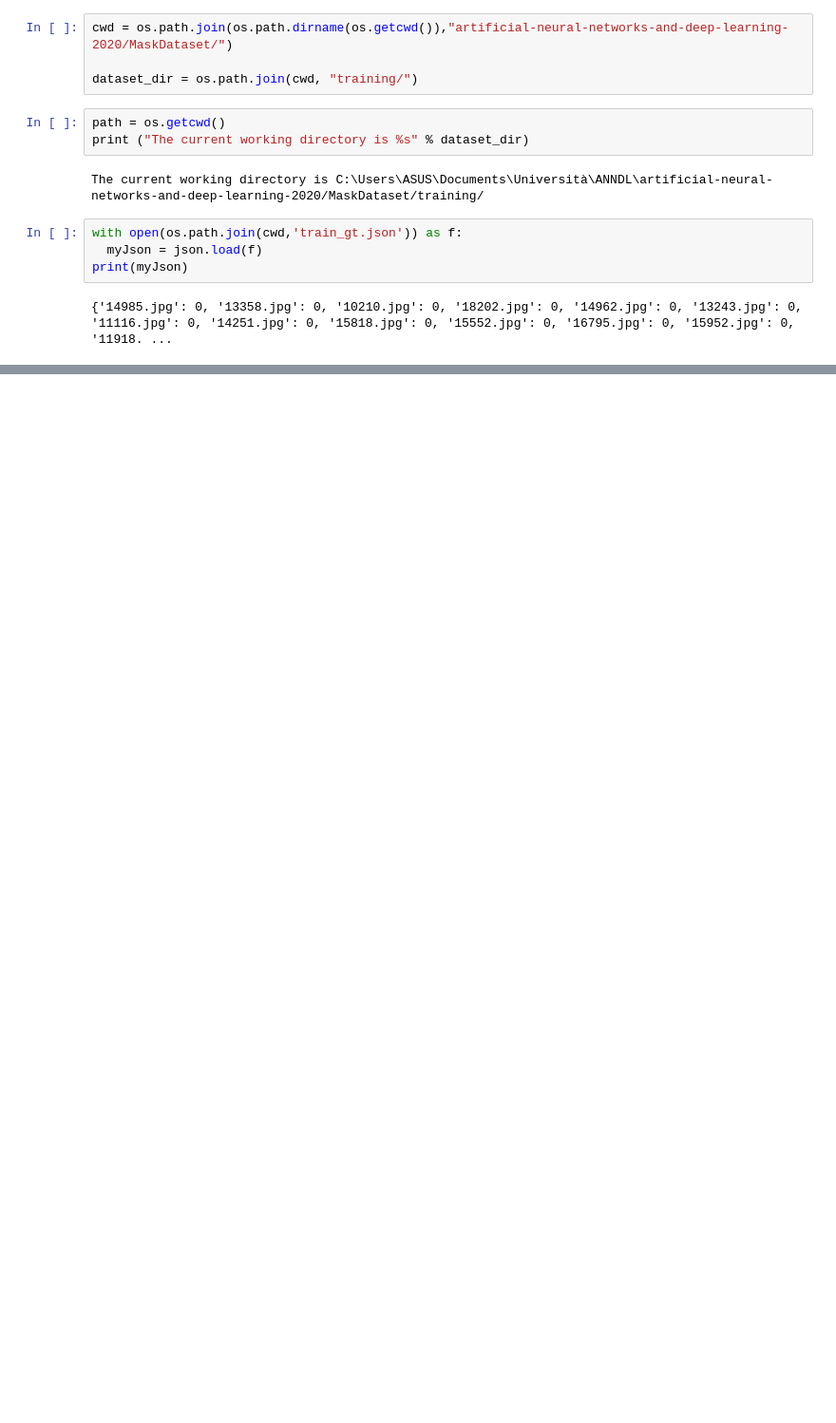
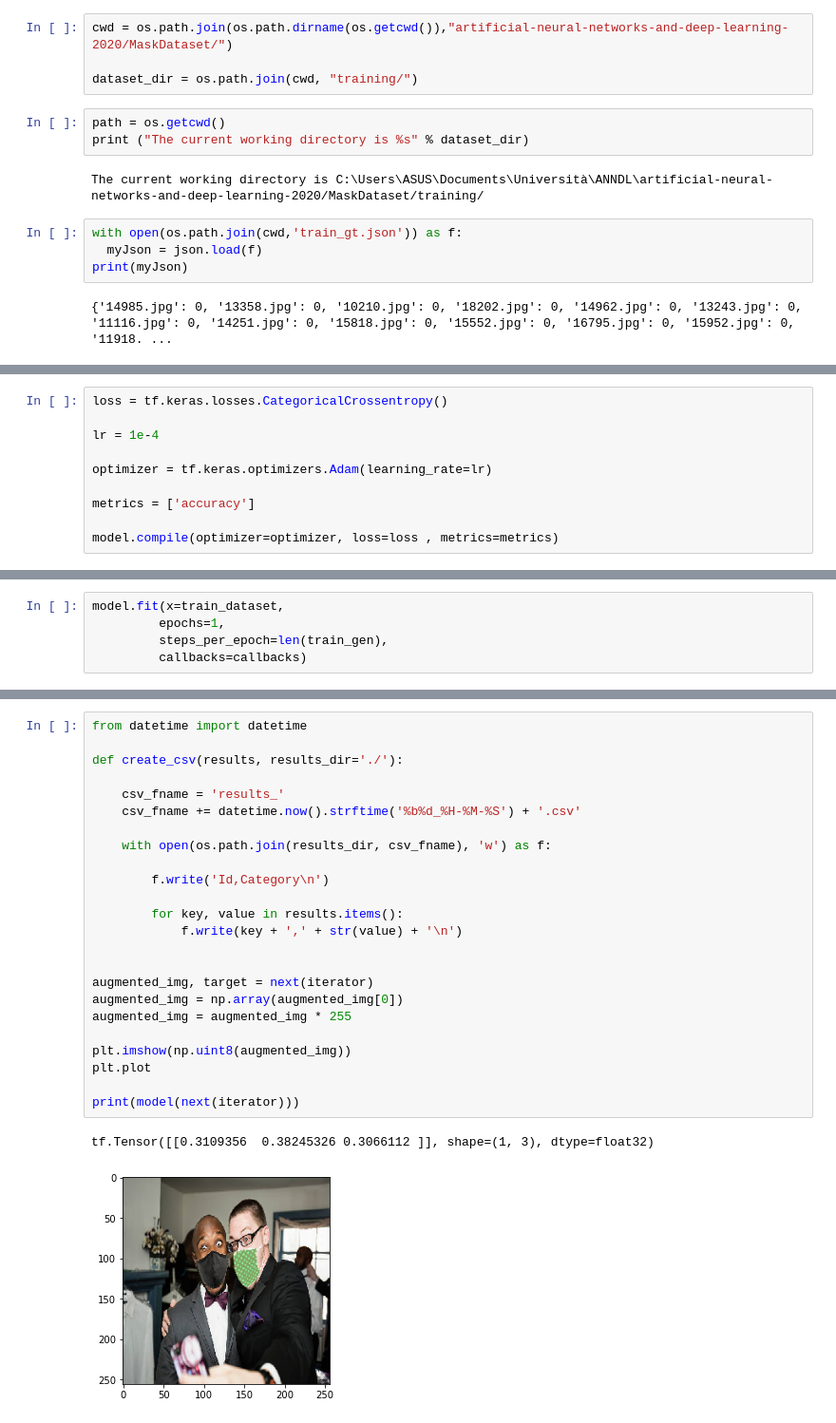
Before and after one commit to tizianofucci/A2NDLKaggle, a Jupyter notebook: HomeworkImages.ipynb, the cells around one changed output, grey strips where cells are left out. Shown: that part at 95% size. Drawn from its saved outputs; the diff is of its cells as text; blank space fills up the shorter version.

```diff
--- a/HomeworkImages.ipynb
+++ b/HomeworkImages.ipynb
@@ -56,0 +125,10 @@ Found 5614 images belonging to 3 classes.
+# %%
+loss = tf.keras.losses.CategoricalCrossentropy()
+
+lr = 1e-4
+
+optimizer = tf.keras.optimizers.Adam(learning_rate=lr)
+
+metrics = ['accuracy']
+
+model.compile(optimizer=optimizer, loss=loss , metrics=metrics)
@@ -56,0 +181,5 @@ Found 5614 images belonging to 3 classes.
+# %%
+model.fit(x=train_dataset,
+         epochs=1,
+         steps_per_epoch=len(train_gen),
+         callbacks=callbacks)
@@ -56,0 +190,27 @@ Found 5614 images belonging to 3 classes.
+# %%
+from datetime import datetime
+
+def create_csv(results, results_dir='./'):
+
+    csv_fname = 'results_'
+    csv_fname += datetime.now().strftime('%b%d_%H-%M-%S') + '.csv'
+
+    with open(os.path.join(results_dir, csv_fname), 'w') as f:
+
+        f.write('Id,Category\n')
+
+        for key, value in results.items():
+            f.write(key + ',' + str(value) + '\n')
+
+
+augmented_img, target = next(iterator)
+augmented_img = np.array(augmented_img[0])
+augmented_img = augmented_img * 255
+
+plt.imshow(np.uint8(augmented_img))
+plt.plot
+
+print(model(next(iterator)))
+# %% [output]
+tf.Tensor([[0.3109356  0.38245326 0.3066112 ]], shape=(1, 3), dtype=float32)
+[figure, added]
```
Also changed, not shown: parts of 11 cells of this notebook.
